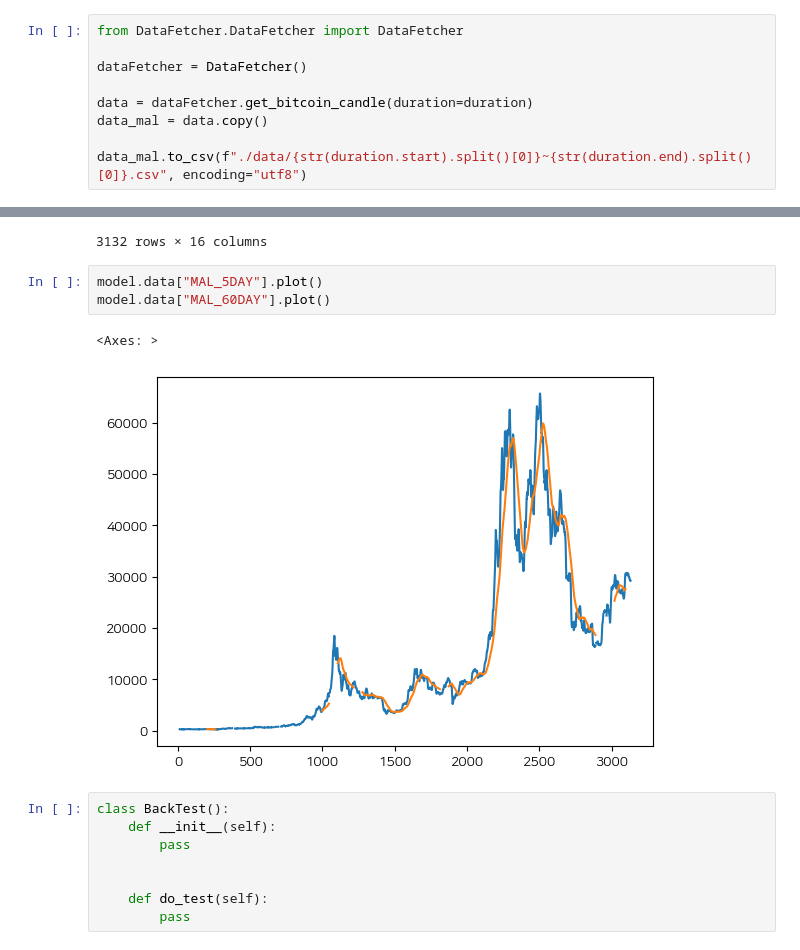
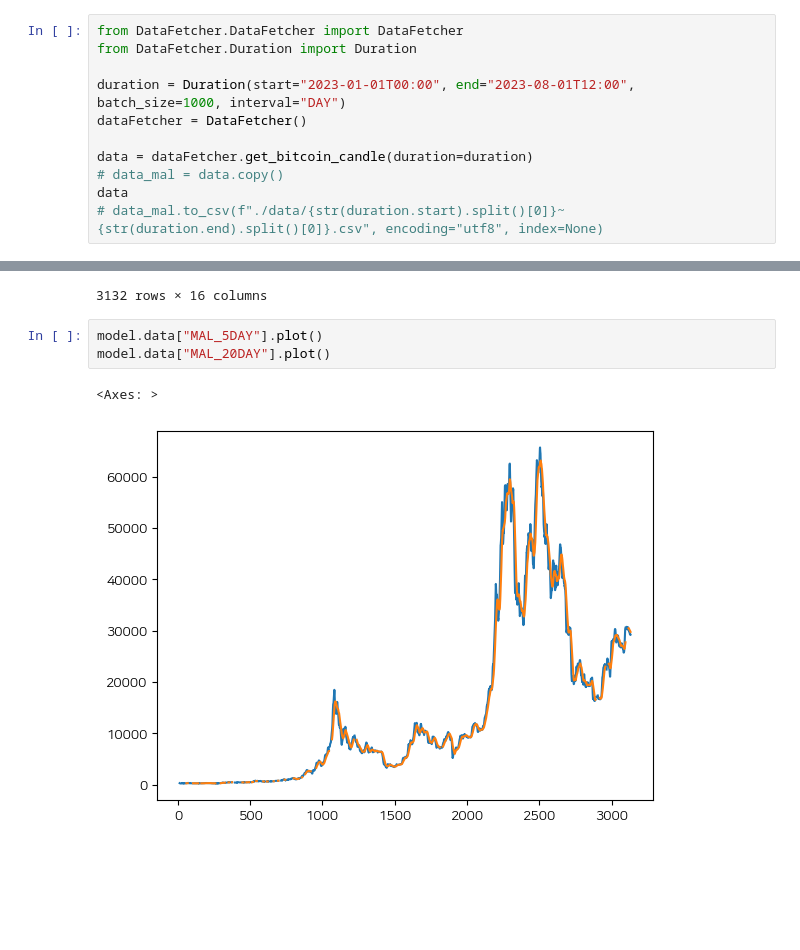
Before and after one commit to GmelaN/BTEM, a Jupyter notebook: backtest.ipynb, the cells around one changed output, grey strips where cells are left out. Saved outputs shown, nothing was run; the diff lists cells and outputs as text; blank space fills up the shorter version.

```diff
--- a/backtest.ipynb
+++ b/backtest.ipynb
@@ -10,10 +10,12 @@ duration = Duration(start="2015-01-01T00:00", end="2023-08-01T12:00", batch_size
 #### 최초 실행
 # %%
 from DataFetcher.DataFetcher import DataFetcher
+from DataFetcher.Duration import Duration
 
+duration = Duration(start="2023-01-01T00:00", end="2023-08-01T12:00", batch_size=1000, interval="DAY")
 dataFetcher = DataFetcher()
 
 data = dataFetcher.get_bitcoin_candle(duration=duration)
-data_mal = data.copy()
-
-data_mal.to_csv(f"./data/{str(duration.start).split()[0]}~{str(duration.end).split()[0]}.csv", encoding="utf8")
+# data_mal = data.copy()
+data
+# data_mal.to_csv(f"./data/{str(duration.start).split()[0]}~{str(duration.end).split()[0]}.csv", encoding="utf8", index=None)
@@ -47,15 +72,7 @@ model.add_mal(inplace=True)
 3132 rows × 16 columns
 # %%
 model.data["MAL_5DAY"].plot()
-model.data["MAL_60DAY"].plot()
+model.data["MAL_20DAY"].plot()
 # %% [output]
 <Axes: >
-[figure, old version]
+[figure, new version]
-# %%
-class BackTest():
-    def __init__(self):
-        pass
-
-
-    def do_test(self):
-        pass
```
Also changed, not shown: parts of 8 cells of this notebook, 4 other files.
